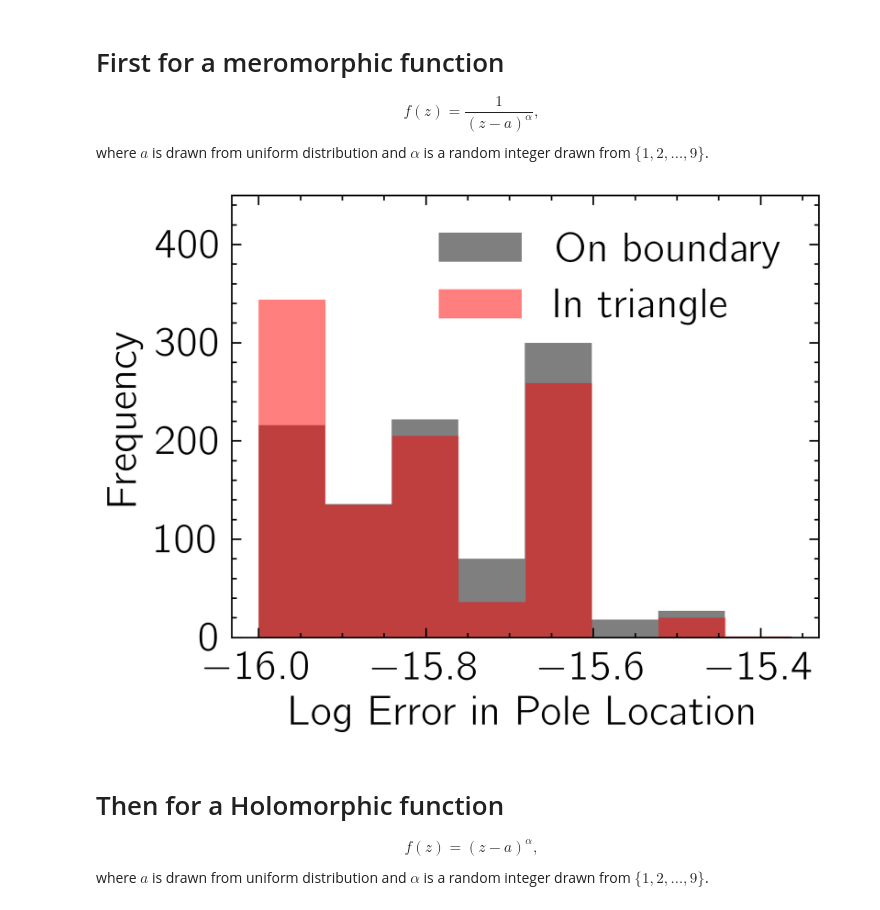
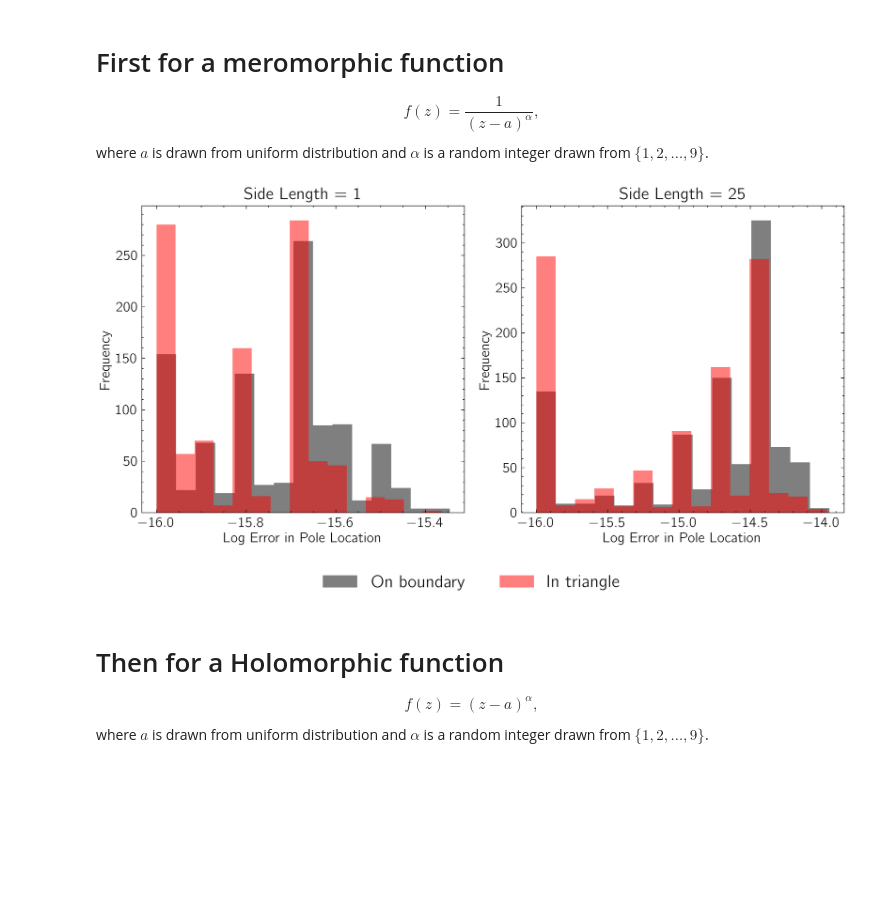
Before and after one commit to j-bowhay/Poles-and-Roots, a Jupyter notebook: notebooks/AAA_sampling_experiment.ipynb, the cells around one changed output. Drawn from its saved outputs; the diff is of its cells as text; code cells hidden in the pictures; blank space fills up the shorter version.

Commit message:
more figure updates

```diff
--- a/notebooks/AAA_sampling_experiment.ipynb
+++ b/notebooks/AAA_sampling_experiment.ipynb
@@ -8,16 +9,18 @@ plt.style.use("/home/jakeb/development/poles-and-roots/notebooks/science.mplstyl
 # %% [markdown]
 For now we only consider right triangle of different sizes.
 # %%
-side_length = 1
+side_lengths = [1, 25]
 
-points = np.array([[0,0], [side_length, 0], [0, side_length]])
+def linspace_on_tri(points, num):
+    points = np.vstack([points, points[0, :]])
+    ds = np.linalg.norm(np.diff(points, axis=0), axis=1)
+    s = np.cumsum(np.append(0, ds))
+    b = scipy.interpolate.make_interp_spline(s, points, k=1)
+    return b(np.linspace(0, s[-1], num=num, endpoint=False))
 
-def linspace_in_right_triangle(num, side_length):
-    tmp = np.linspace(0, side_length, num=int(num**0.5))
+def linspace_in_square(num, side_length):
+    tmp = np.linspace(0, side_length, num=num)
     [xx, yy] = np.meshgrid(tmp, tmp)
-    mask = xx + yy > side_length
-    xx = xx[~mask]
-    yy = yy[~mask]
     return xx.ravel(), yy.ravel()
 # %% [markdown]
 # First for a meromorphic function
@@ -65,14 +67,19 @@ for _ in tqdm(range(1000)):
 # %%
-fig, ax = plt.subplots()
-ax.hist(np.log10(np.asarray(on_pole_error) + 1e-16), alpha=0.5, label="On boundary", bins=8)
-ax.hist(np.log10(np.asarray(in_pole_error) + 1e-16), alpha=0.5, label="In triangle", bins=8)
-ax.set_xlabel("Log Error in Pole Location")
-ax.set_ylabel("Frequency")
-ax.set_ylim([0,450])
-ax.legend()
+fig, axs = plt.subplots(ncols=2, figsize=(10,5))
+for i in range(2):
+    ax = axs[i]
+    ax.hist(np.log10(np.asarray(on_pole_error[i]) + 1e-16), alpha=0.5, label="On boundary", bins=15)
+    ax.hist(np.log10(np.asarray(in_pole_error[i]) + 1e-16), alpha=0.5, label="In triangle", bins=15)
+    ax.set_xlabel("Log Error in Pole Location")
+    ax.set_ylabel("Frequency")
+    ax.set_title(f"Side Length = {side_lengths[i]}")
+handles, labels = ax.get_legend_handles_labels()
+fig.legend(handles, labels, loc='upper center', bbox_to_anchor=(0.5, 0),
+           fancybox=True, shadow=True, ncol=4, fontsize=16)
+plt.tight_layout()
 plt.savefig("figures/AAA_sampling.pdf")
 # %% [output]
-[figure, old version]
+[figure, new version]
 # %% [markdown]
 # Then for a Holomorphic function
 
```
Also changed, not shown: parts of 2 cells of this notebook, 6 other files.
